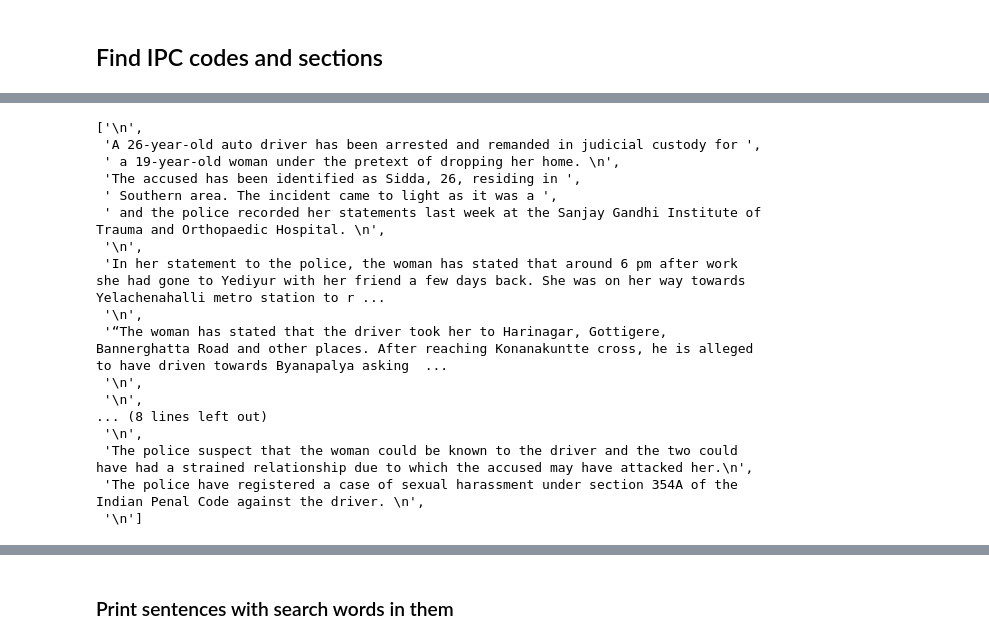
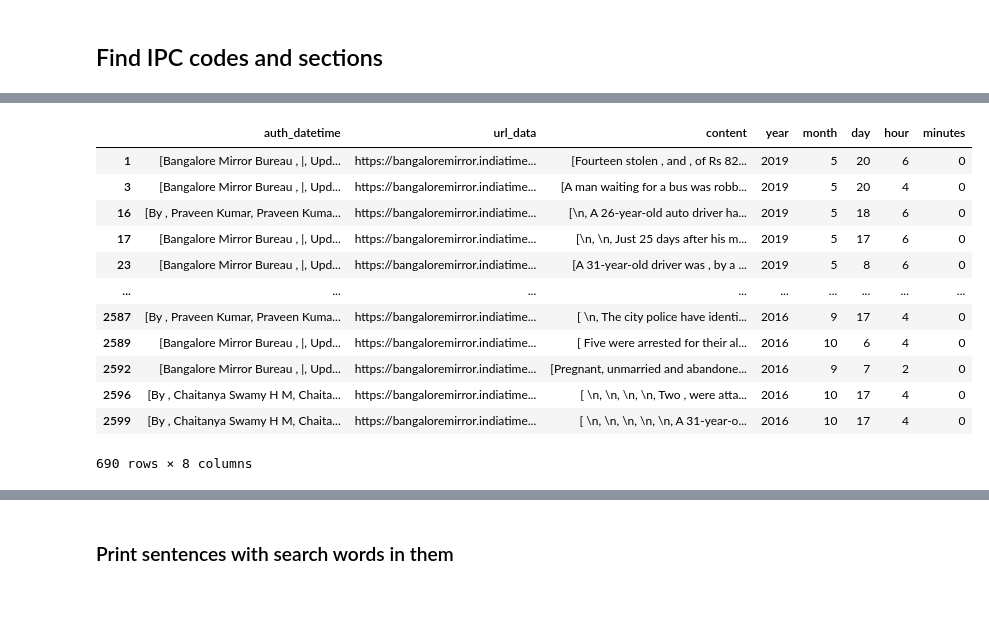
Before and after one commit to pawan-nandakishore/bangalore_crime_analysis, a Jupyter notebook: source/jupyter_notebooks/data_corrections.ipynb, the cells around one changed output, grey strips where cells are left out. Cells and saved outputs as stored; diff of their text form; code cells hidden in the pictures; blank space fills up the shorter version.

```diff
--- a/source/jupyter_notebooks/data_corrections.ipynb
+++ b/source/jupyter_notebooks/data_corrections.ipynb
@@ -155,25 +153,21 @@ len(article_indices)
 # %%
 section_df = all_data_df.iloc[article_indices]
 
-section_df.iloc[0].content
+section_df
 # %% [output]
+|  | auth_datetime | url_data | content | year | month | day | hour | minutes |
+| 1 | [Bangalore Mirror Bureau , |, Upd... | https://bangaloremirror.indiatime... | [Fourteen stolen , and , of Rs 82... | 2019 | 5 | 20 | 6 | 0 |
+| 3 | [Bangalore Mirror Bureau , |, Upd... | https://bangaloremirror.indiatime... | [A man waiting for a bus was robb... | 2019 | 5 | 20 | 4 | 0 |
+| 16 | [By , Praveen Kumar, Praveen Kuma... | https://bangaloremirror.indiatime... | [\n, A 26-year-old auto driver ha... | 2019 | 5 | 18 | 6 | 0 |
+| 17 | [Bangalore Mirror Bureau , |, Upd... | https://bangaloremirror.indiatime... | [\n, \n, Just 25 days after his m... | 2019 | 5 | 17 | 6 | 0 |
+| 23 | [Bangalore Mirror Bureau , |, Upd... | https://bangaloremirror.indiatime... | [A 31-year-old driver was , by a ... | 2019 | 5 | 8 | 6 | 0 |
+| ... | ... | ... | ... | ... | ... | ... | ... | ... |
+| 2587 | [By , Praveen Kumar, Praveen Kuma... | https://bangaloremirror.indiatime... | [ \n, The city police have identi... | 2016 | 9 | 17 | 4 | 0 |
+| 2589 | [Bangalore Mirror Bureau , |, Upd... | https://bangaloremirror.indiatime... | [ Five were arrested for their al... | 2016 | 10 | 6 | 4 | 0 |
+| 2592 | [Bangalore Mirror Bureau , |, Upd... | https://bangaloremirror.indiatime... | [Pregnant, unmarried and abandone... | 2016 | 9 | 7 | 2 | 0 |
+| 2596 | [By , Chaitanya Swamy H M, Chaita... | https://bangaloremirror.indiatime... | [ \n, \n, \n, \n, Two , were atta... | 2016 | 10 | 17 | 4 | 0 |
+| 2599 | [By , Chaitanya Swamy H M, Chaita... | https://bangaloremirror.indiatime... | [ \n, \n, \n, \n, \n, A 31-year-o... | 2016 | 10 | 17 | 4 | 0 |
-['\n',
- 'A 26-year-old auto driver has been arrested and remanded in judicial custody for ',
- ' a 19-year-old woman under the pretext of dropping her home. \n',
- 'The accused has been identified as Sidda, 26, residing in ',
- ' Southern area. The incident came to light as it was a ',
- ' and the police recorded her statements last week at the Sanjay Gandhi Institute of Trauma and Orthopaedic Hospital. \n',
- '\n',
- 'In her statement to the police, the woman has stated that around 6 pm after work she had gone to Yediyur with her friend a few days back. She was on her way towards Yelachenahalli metro station to r ...
- '\n',
- '“The woman has stated that the driver took her to Harinagar, Gottigere, Bannerghatta Road and other places. After reaching Konanakuntte cross, he is alleged to have driven towards Byanapalya asking  ...
- '\n',
- '\n',
-... (8 lines left out)
- '\n',
- 'The police suspect that the woman could be known to the driver and the two could have had a strained relationship due to which the accused may have attacked her.\n',
- 'The police have registered a case of sexual harassment under section 354A of the Indian Penal Code against the driver. \n',
- '\n']
+690 rows × 8 columns
 # %%
 section_df
 # %% [output]
```
Also changed, not shown: parts of 18 cells of this notebook, 5 other files.
